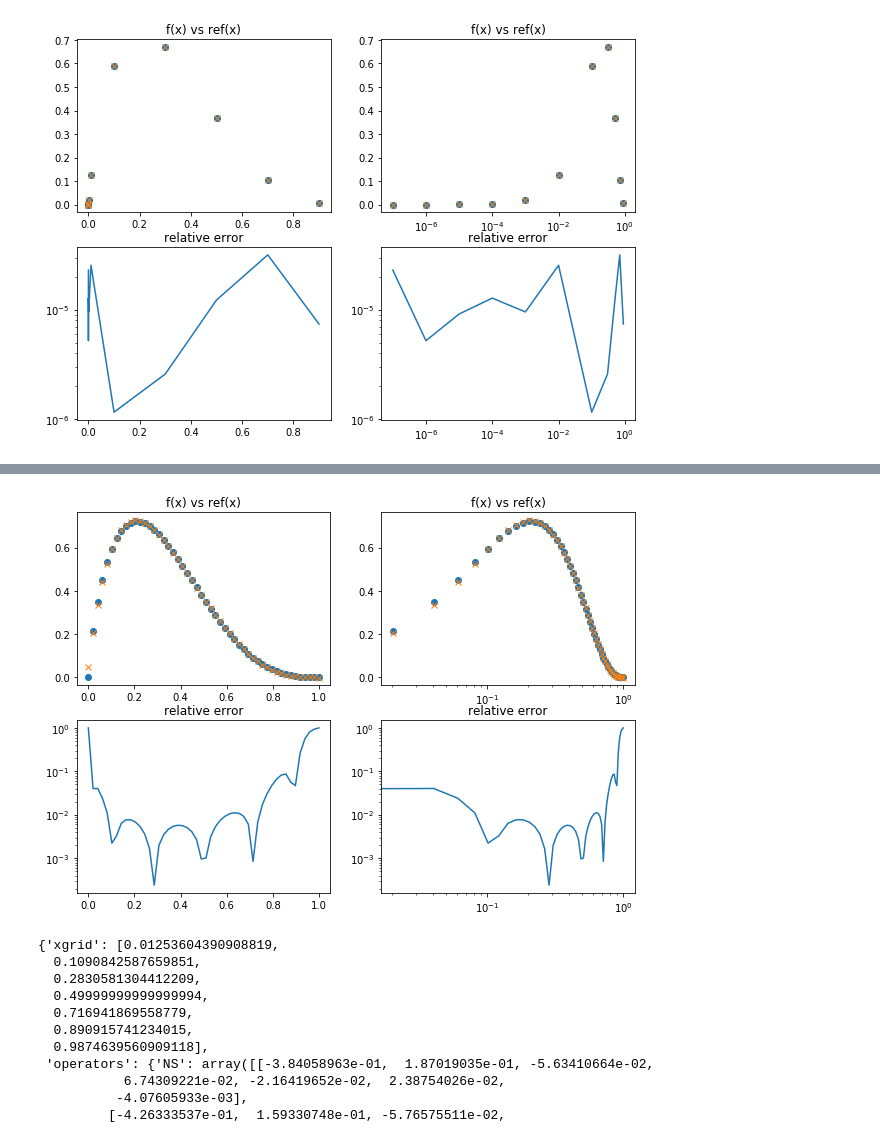
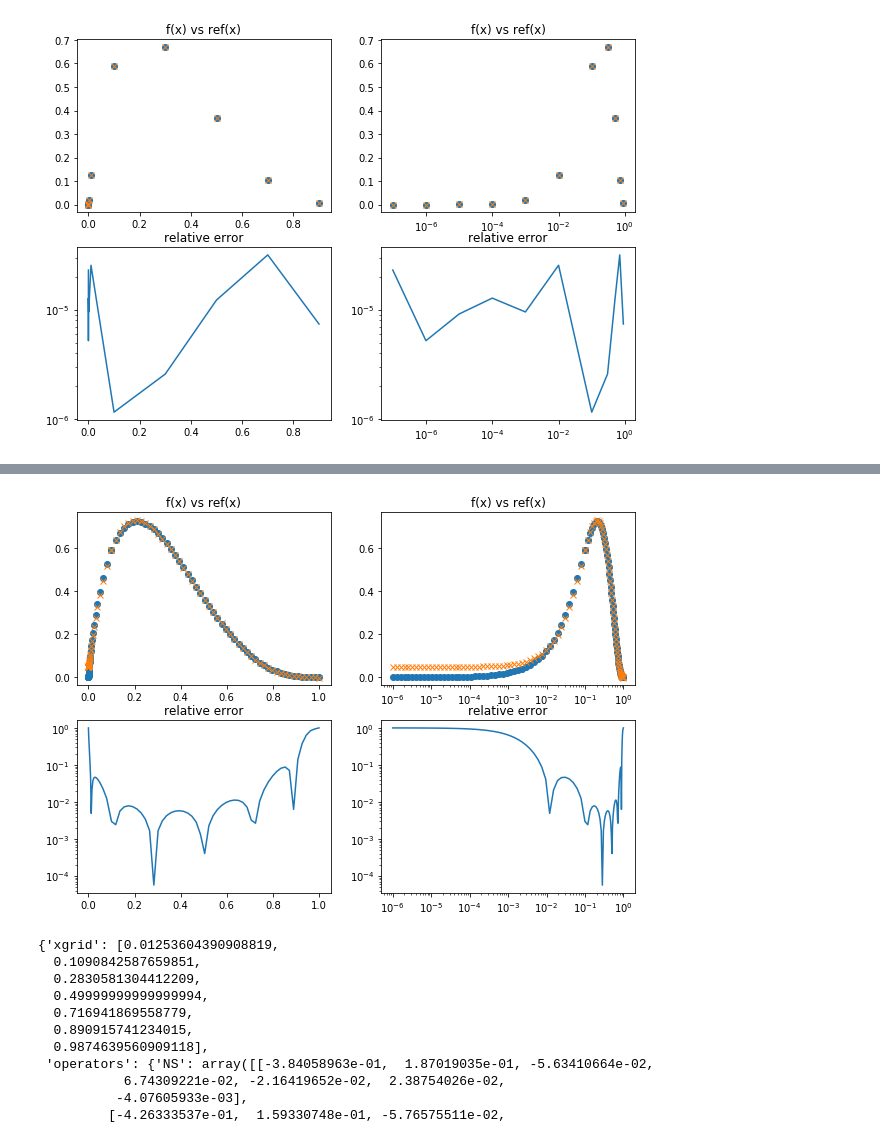
Before and after one commit to NNPDF/eko, a Jupyter notebook: jupyter/Benchmark.ipynb, the cells around one changed output, grey strips where cells are left out. Saved outputs shown, nothing was run; the diff lists cells and outputs as text; code cells hidden in the pictures.

```diff
--- a/jupyter/Benchmark.ipynb
+++ b/jupyter/Benchmark.ipynb
@@ -14,7 +15,7 @@ import eko.interpolation as interpolation
 # %%
 def plot_dist(x,y,yref):
     """compare to distributions both in linear and logarithmic x-space"""
-    plt.figure(1,(10,7))
+    plt.figure(figsize=(10,7))
     plt.subplot(2,2,1)
     plt.title("f(x) vs ref(x)")
     plt.plot(x,y,"o")
@@ -42,16 +53,16 @@ plot_dist(toy_xgrid,toy_xuv0_grid,toy_xuv0_grid_ref)
 # %%
-def plot_interpolation(f,n):
+def plot_interpolation(f,g):
     """plot f(x) and its interpolation obtained by n grid points"""
-    g = interpolation.get_xgrid_Chebyshev_at_id(n)
+    n = len(g)
     fs = [f(x) for x in g]
     p = lambda xx: np.sum([fs[j] * interpolation.get_Lagrange_iterpolators_x(xx,g,j) for j in range(n)])
-    xs = np.linspace(0.,1.)
+    xs = np.append(np.logspace(-6,-1),np.linspace(.1,1.))
     ys = np.array([f(x) for x in xs])
     yps = np.array([p(x) for x in xs])
     plot_dist(xs,ys,yps)
-plot_interpolation(toy_xuv0,7)
+plot_interpolation(toy_xuv0,interpolation.get_xgrid_Chebyshev_at_id(7))
 # %% [output]
-[figure, old version]
+[figure, new version]
 # %%
 ret = dglap.run_dglap({
     "PTO": 0,
```
Also changed, not shown: parts of 3 cells of this notebook, 11 other files.
